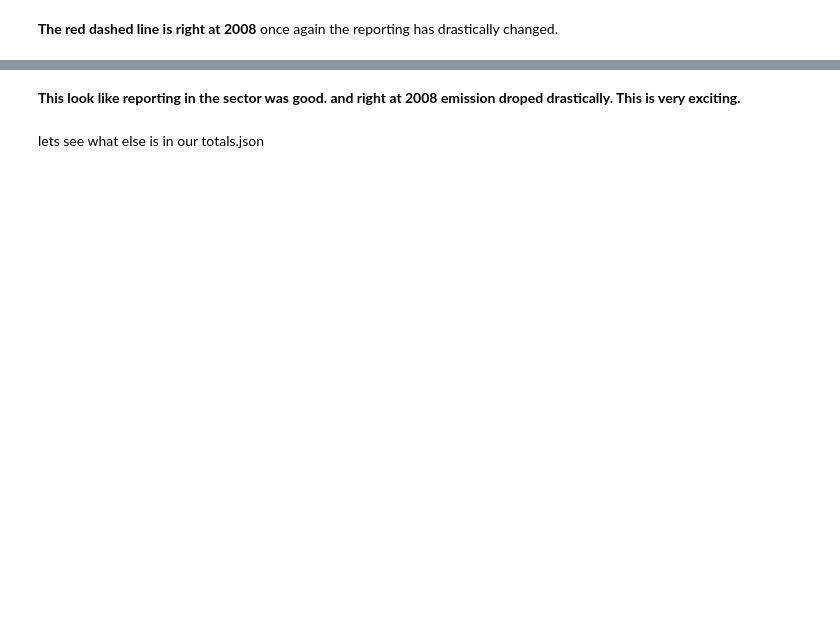
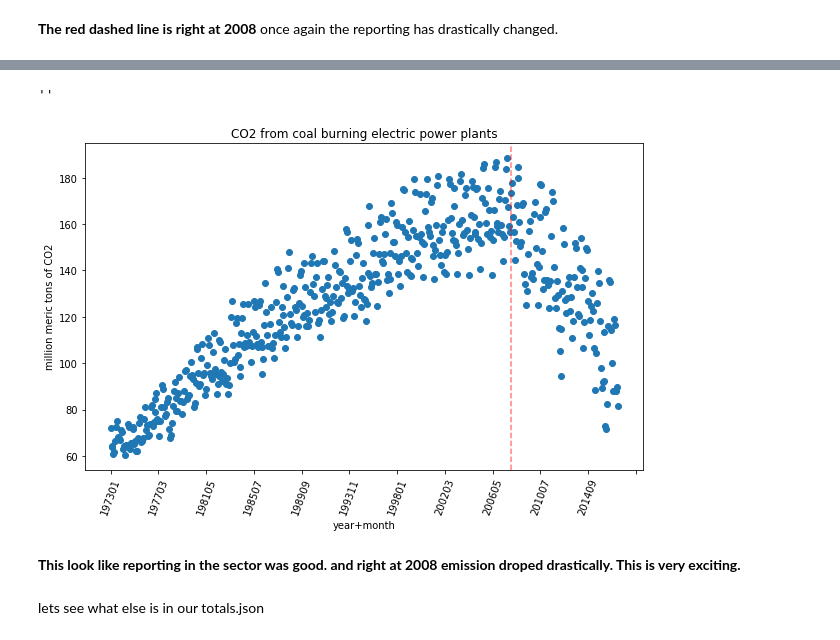
Before and after one commit to Iguanacolossus/energy-statistics, a Jupyter notebook: exploration.ipynb, the cells around one changed output, grey strips where cells are left out. Saved outputs shown, nothing was run; the diff lists cells and outputs as text; code cells hidden in the pictures; blank space fills up the shorter version.

```diff
--- a/exploration.ipynb
+++ b/exploration.ipynb
@@ -567,3 +571,2 @@ Lets look at CO2 from other sectors.
 # %%
-#Coal Electric Power Sector CO2 Emissions, Monthly
-CO2_from_electric = CO2_coal['Coal Electric Power Sector CO2 Emissions, Monthly'].sort_index()
+CO2_from_electric = clean_column(CO2_coal,'Coal Electric Power Sector CO2 Emissions, Monthly')
@@ -576,16 +589,20 @@ CO2_from_electric[type(CO2_from_electric.values) != float]
 # %%
 fig, axs = plt.subplots()
 fig.set_size_inches(10,6)
 
-axs.plot(CO2_from_electric.index,CO2_from_electric.values,'o')
+axs.plot(CO2_from_electric['index'],CO2_from_electric['Coal Electric Power Sector CO2 Emissions, Monthly'],'o')
 axs.set_title('CO2 from coal burning electric power plants')
 axs.set_xlabel('year+month')
 axs.set_ylabel('million meric tons of CO2')
 #axs.set_xticklabels(res_2000s.index, rotation=90);
 axs.xaxis.set_major_locator(plt.MaxNLocator(12))
-axs.axvline('2008',color='r',linestyle='--',alpha=0.5);
+axs.axvline('200712',color='r',linestyle='--',alpha=0.5);
 plt.xticks(rotation=70)
-plt.savefig('co2_coal_electric.png');
+plt.savefig('images/co2_coal_electric5.png');
+;
+# %% [output]
+''
+[figure, added]
 # %% [markdown]
 **This look like reporting in the sector was good. and right at 2008 emission droped drastically. This is very exciting.**
 # %% [markdown]
```
Also changed, not shown: parts of 36 cells of this notebook, 6 other files.
